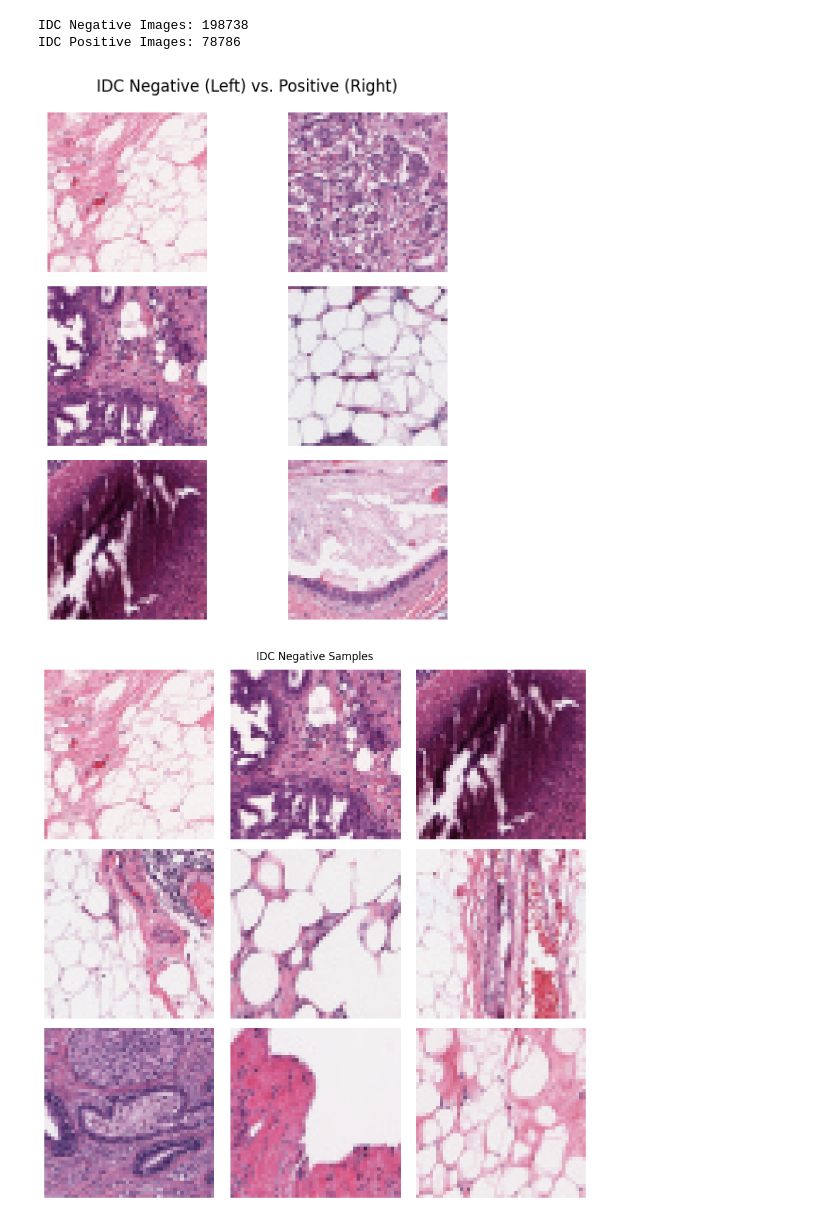
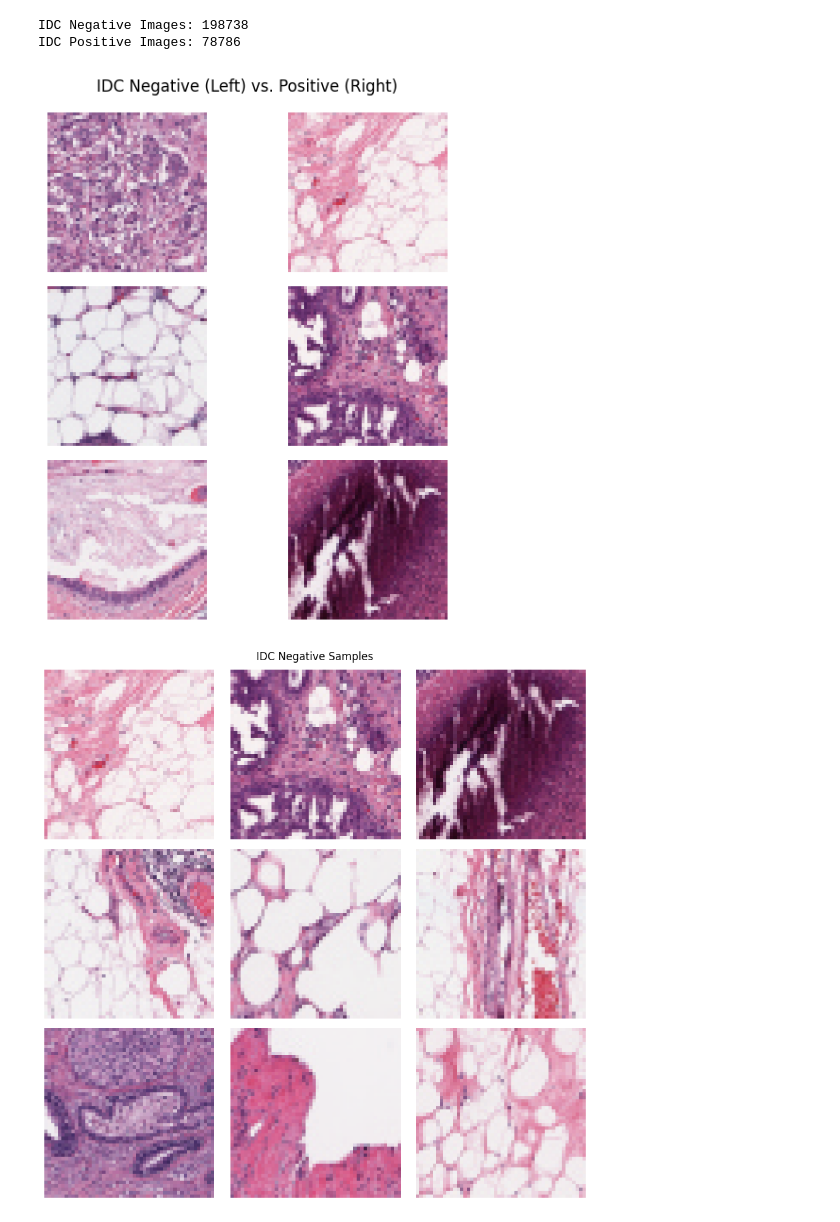
Before and after one commit to isabellegaldau/breast_cancer_diagnosis, a Jupyter notebook: notebooks/aaronmatthews4.ipynb, the cells around one changed output. Cells and saved outputs as stored; diff of their text form; code cells hidden in the pictures.

```diff
--- a/notebooks/aaronmatthews4.ipynb
+++ b/notebooks/aaronmatthews4.ipynb
@@ -96,26 +101,32 @@ print(f"IDC Positive Images: {idc_positive_count}")
 IDC Negative Images: 198738
 IDC Positive Images: 78786
 # %%
-from tensorflow.keras.preprocessing import image
+def plot_image_samples(positive_images, negative_images, rows=3, cols=2, figsize=(6, 6)):
 
-# Visualize IDC Negative and Positive Images Side-by-Side
-negative_images = glob.glob(f'{idc_negative_directory}/*.png')[:3]
-positive_images = glob.glob(f'{idc_positive_directory}/*.png')[:3]
+    # Create the subplot grid
+    fig, axs = plt.subplots(rows, cols, figsize=figsize)
 
-fig, axs = plt.subplots(3, 2, figsize=(6, 6))  # Adjusted figsize for clarity
-for neg_img, pos_img, row in zip(negative_images, positive_images, axs):
-    for img_path, ax in zip([neg_img, pos_img], row):
-        img = image.load_img(img_path)
-        img = image.img_to_array(img)
-        img /= 255.0  # Normalize image values
-        ax.imshow(img)
-        ax.axis('off')
+    # Zip positive and negative images with the subplot axes
+    for pos, neg, row in zip(positive_images[:rows], negative_images[:rows], axs):
+        for pic, ax in zip([pos, neg], row):
+            img = load_img(pic)  # Load the image
+            img_array = img_to_array(img)  # Convert to an array
+            img_array /= 255.0  # Normalize the image
+            ax.imshow(img_array)  # Display the image
+            ax.axis('off')  # Remove axis for better visualization
 
-plt.suptitle("IDC Negative (Left) vs. Positive (Right)")
-plt.tight_layout()
-plt.show()
+    plt.suptitle("IDC Negative (Left) vs. Positive (Right)")
+    plt.tight_layout()
+
+    plt.show()
-# %% [output]
-[figure, removed]
+# %%
+# Visualize IDC Negative and Positive Images Side-by-Side
+negative_images = glob.glob(f'{idc_negative_directory}/*.png')
+positive_images = glob.glob(f'{idc_positive_directory}/*.png')
+# %%
+plot_image_samples(positive_images, negative_images)
+# %% [output]
+[figure, added]
 # %%
 def plot_sample_images(directory, title, num_images=9):
     images = glob.glob(f"{directory}/*.png")
```
Also changed, not shown: parts of 21 cells of this notebook, 1 other file.
